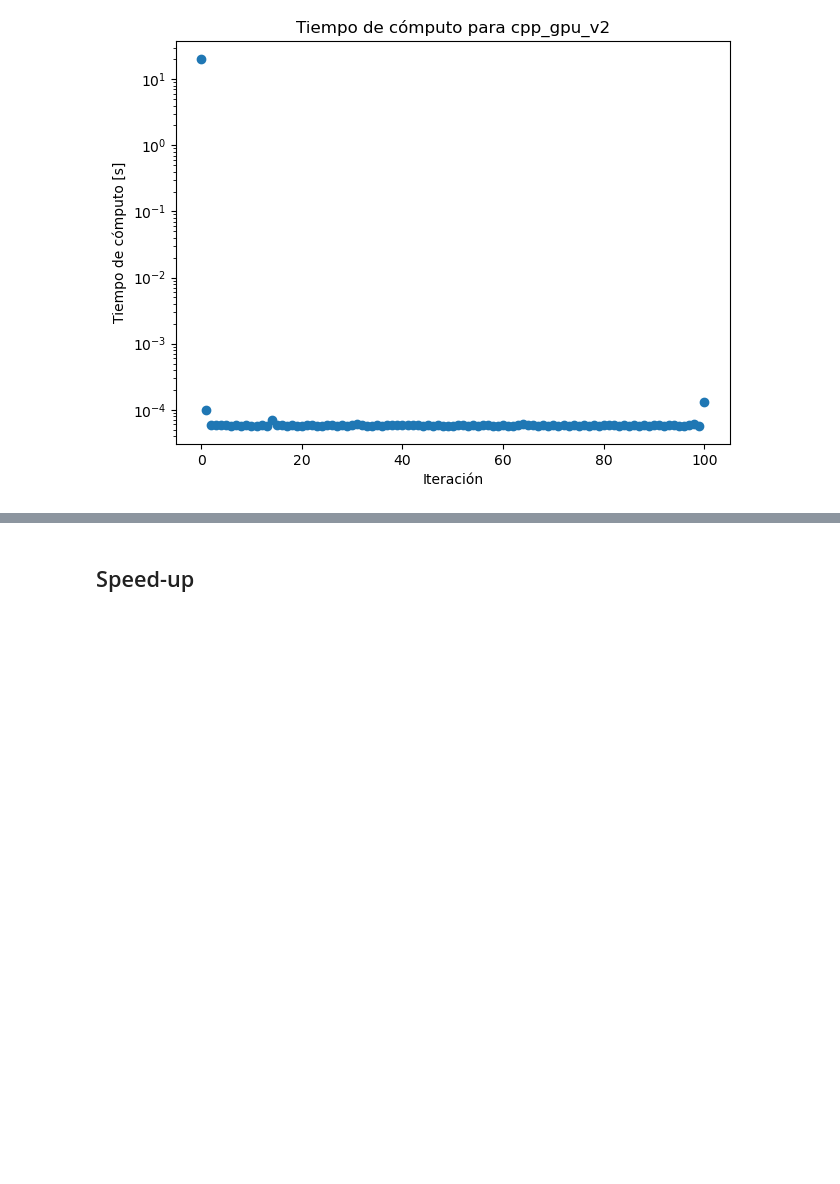
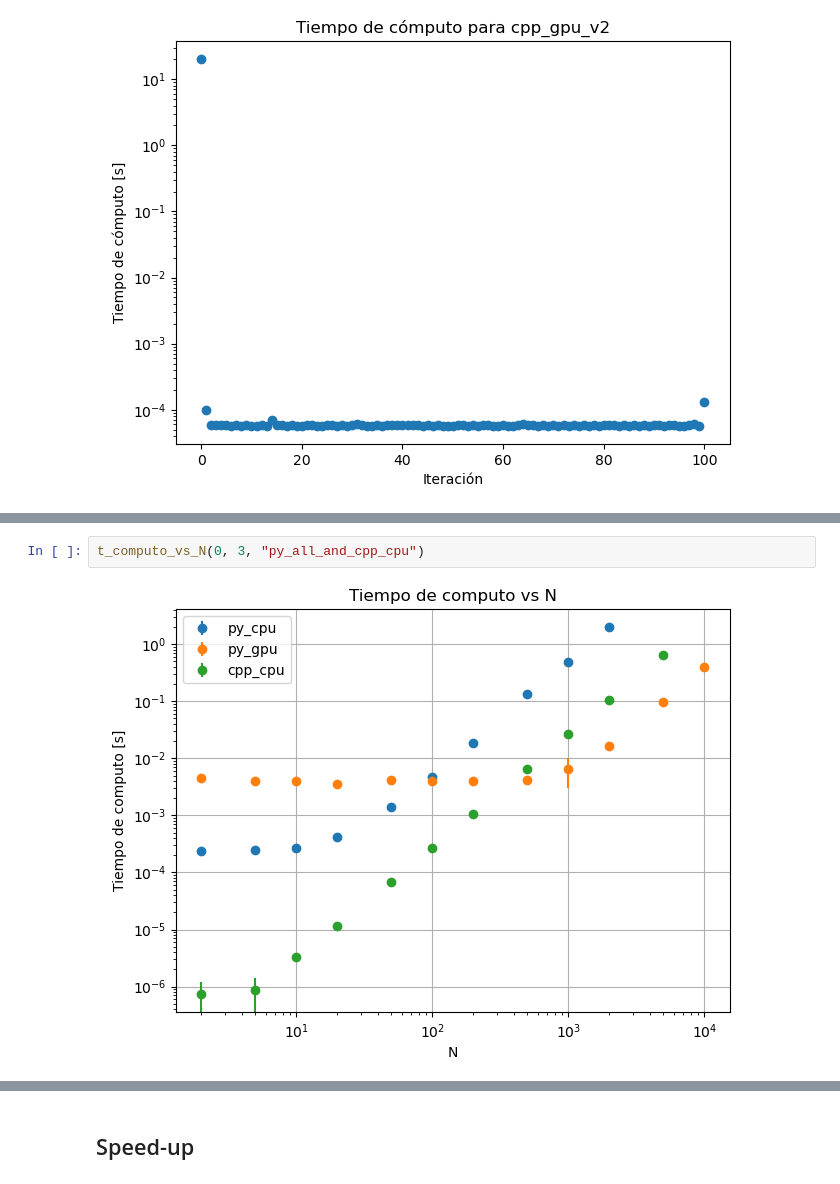
Before and after one commit to Lupama2/Maestria-Bunkin-equlibrio-en-avalancha, a Jupyter notebook: graficos_rendimiento.ipynb, the cells around one changed output, grey strips where cells are left out. Saved outputs shown, nothing was run; the diff lists cells and outputs as text; blank space fills up the shorter version.

```diff
--- a/graficos_rendimiento.ipynb
+++ b/graficos_rendimiento.ipynb
@@ -79,0 +91,4 @@ plt.show()
+# %%
+t_computo_vs_N(0, 3, "py_all_and_cpp_cpu")
+# %% [output]
+[figure, added]
```
Also changed, not shown: parts of 7 cells of this notebook, 10 other files.
